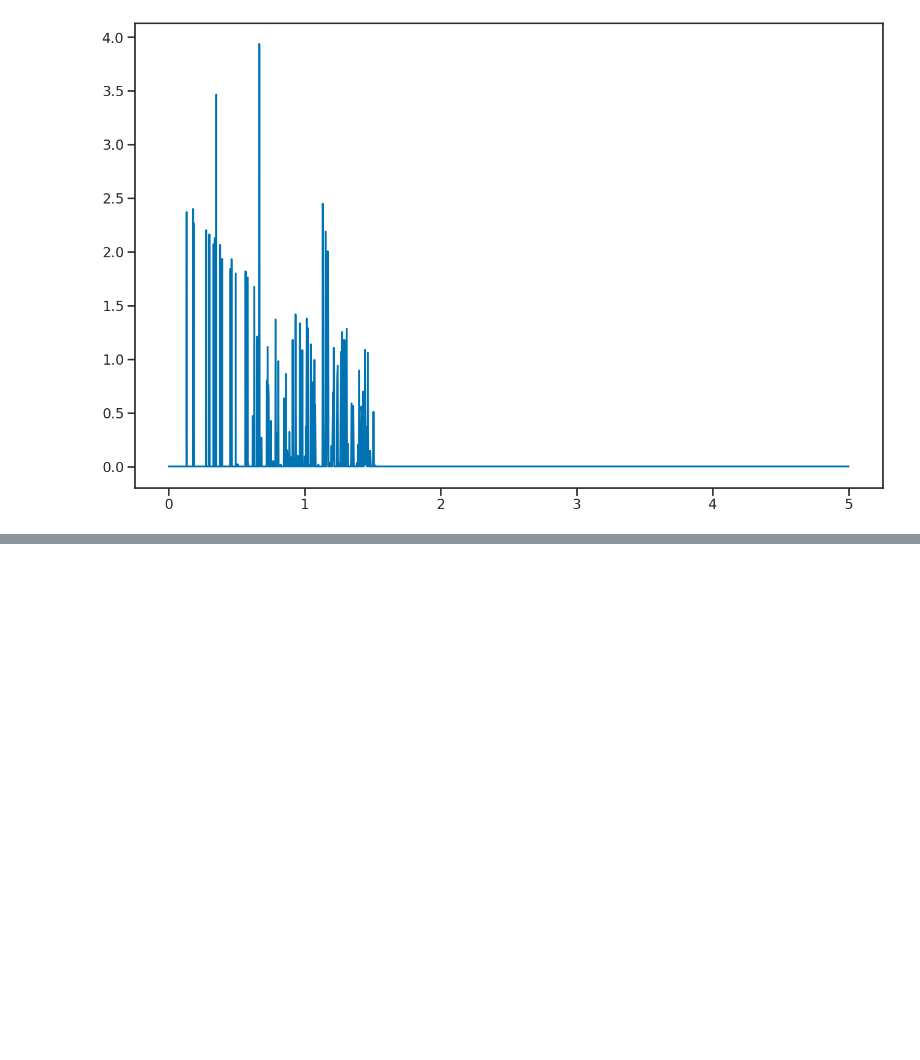
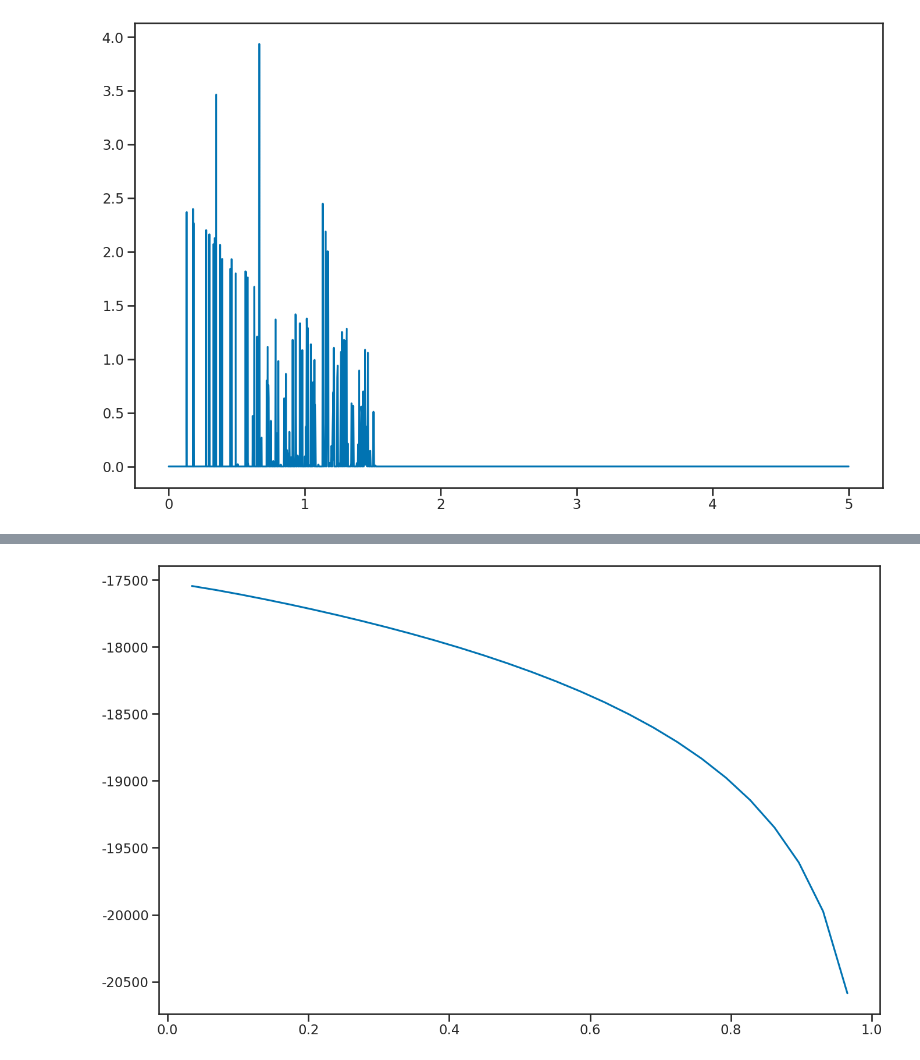
Before and after one commit to kstoreyf/gws-agn, a Jupyter notebook: notebooks/inference/complete_catalog/inference_lognormal_agn-exact-onthefly-nocompleteness.ipynb, the cells around one changed output, grey strips where cells are left out. Cells and saved outputs as stored; diff of their text form; code cells hidden in the pictures; blank space fills up the shorter version.

```diff
--- a/notebooks/inference/complete_catalog/inference_lognormal_agn-exact-onthefly-nocompleteness.ipynb
+++ b/notebooks/inference/complete_catalog/inference_lognormal_agn-exact-onthefly-nocompleteness.ipynb
@@ -279,3 +286,14 @@ Array(-19641.01948481, dtype=float64)
+# %%
+farray = jnp.linspace(0,1,30)
+
+ll = []
+for f in farray:
+    ll.append(darksiren_log_likelihood(f=f,H0=H0Plancknck,lam=0.5, gamma_agn=0,gamma_gal=0))
+
+plt.plot(farray,jnp.array(ll))
+plt.show()
+# %% [output]
+[figure, added]
 # %%
 H0_lo = 20
 H0_hi = 120
```
Also changed, not shown: parts of 7 cells of this notebook.
